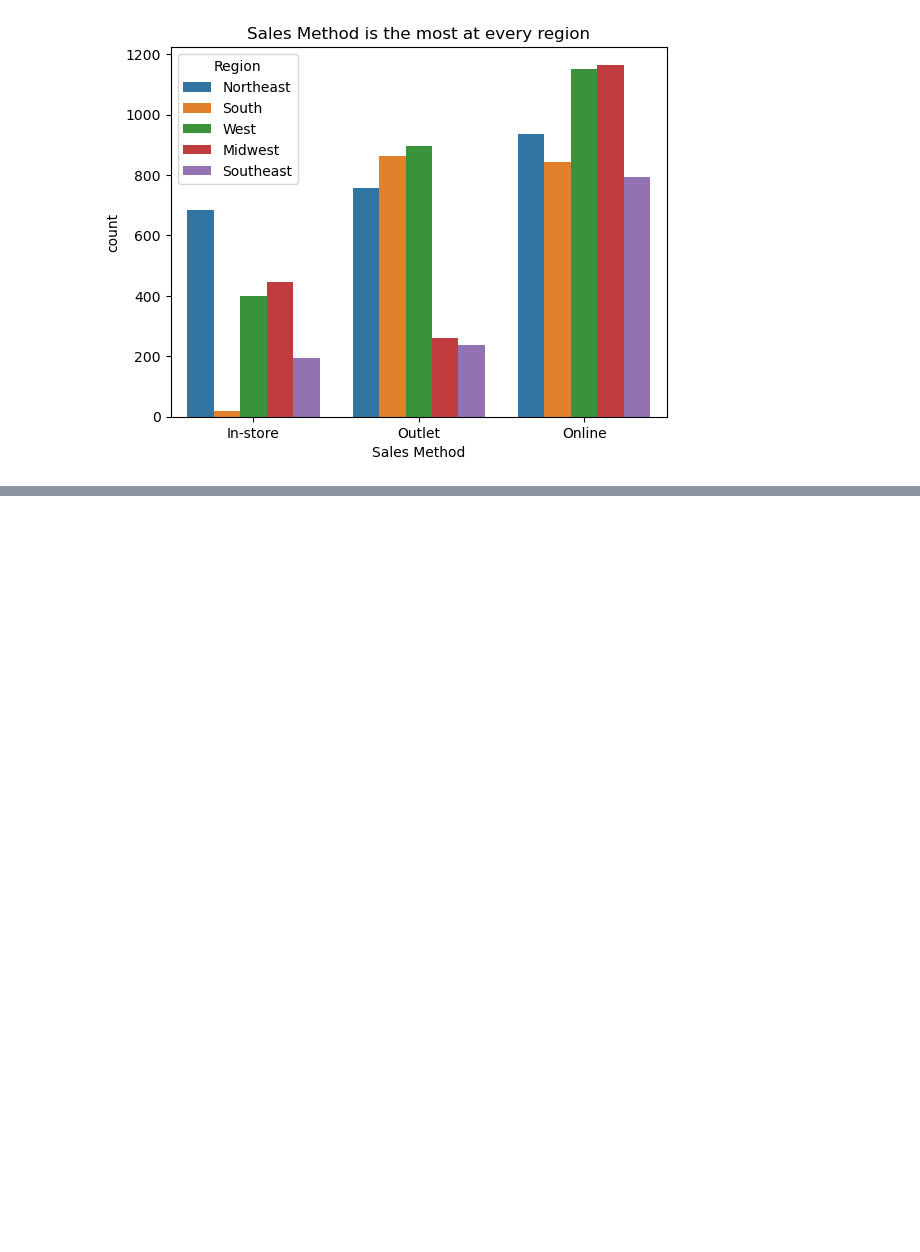
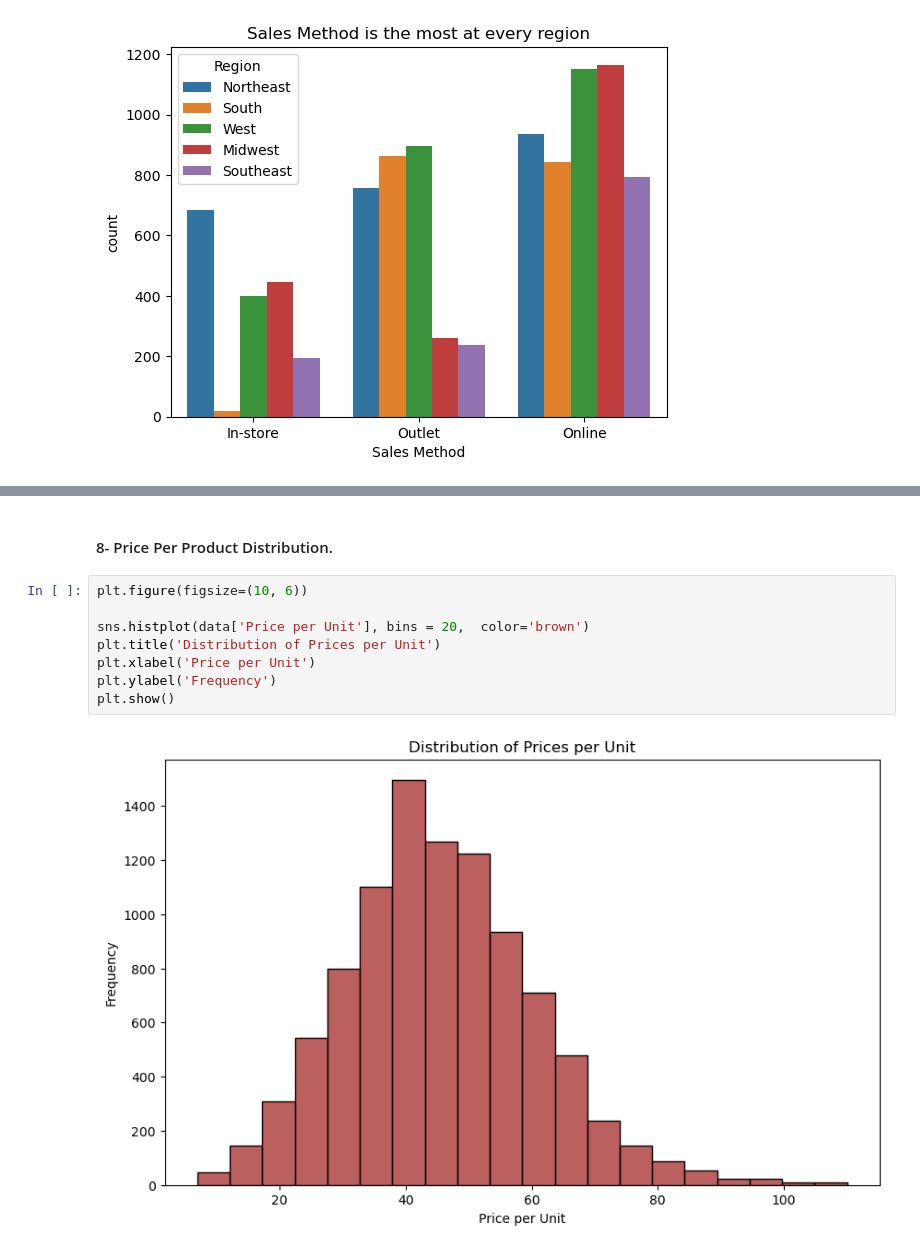
Before and after one commit to ibrahimFoud/project, a Jupyter notebook: cleaning.ipynb, the cells around one changed output, grey strips where cells are left out. Cells and saved outputs as stored; diff of their text form; blank space fills up the shorter version.

```diff
--- a/cleaning.ipynb
+++ b/cleaning.ipynb
@@ -589,0 +621,13 @@ plt.show()
+# %% [markdown]
+##
+#### 8- Price Per Product Distribution.
+# %%
+plt.figure(figsize=(10, 6))
+
+sns.histplot(data['Price per Unit'], bins = 20,  color='brown')
+plt.title('Distribution of Prices per Unit')
+plt.xlabel('Price per Unit')
+plt.ylabel('Frequency')
+plt.show()
+# %% [output]
+[figure, added]
```
Also changed, not shown: parts of 4 cells of this notebook.
